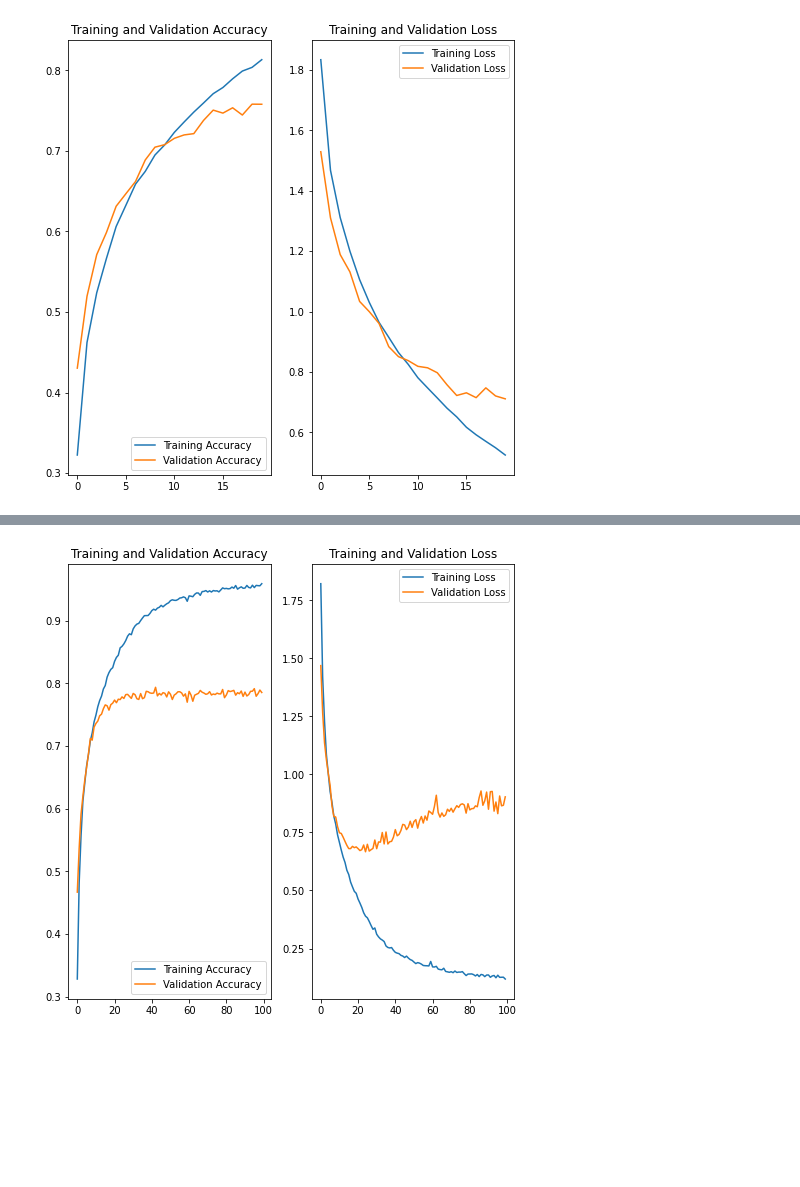
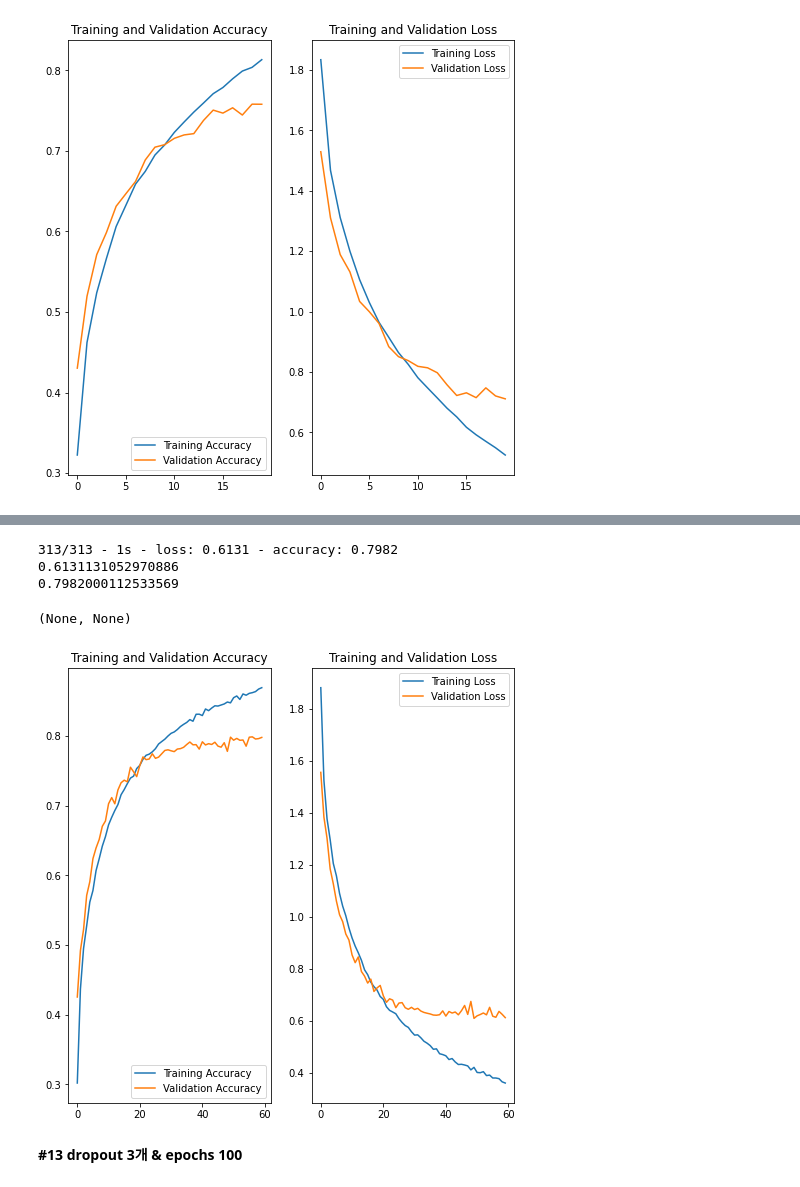
Before and after one commit to bjih1999/cifar_img_classify_project, a Jupyter notebook: plz.ipynb, the cells around one changed output, grey strips where cells are left out. Cells and saved outputs as stored; diff of their text form; code cells hidden in the pictures; blank space fills up the shorter version.

```diff
--- a/plz.ipynb
+++ b/plz.ipynb
@@ -48,0 +122,3 @@ batch_size = 512
+# %%
+features = features.reshape(100,32*32*128)
+features.shape
@@ -454,0 +612,28 @@ show_accuracy(result9)
+# %%
+ model = keras.Sequential([
+    layers.Conv2D(16, (3, 3), padding='same', activation='relu', input_shape=input_shape),
+    layers.Conv2D(16, (3, 3), padding='same', activation='relu'),
+    layers.Conv2D(16, (3, 3), padding='same', activation='relu'),
+    layers.MaxPooling2D(),
+    layers.Conv2D(32, (3, 3), padding='same', activation='relu'),
+    layers.Conv2D(32, (3, 3), padding='same', activation='relu'),
+    layers.Conv2D(32, (3, 3), padding='same', activation='relu'),
+    layers.MaxPooling2D(),
+    layers.Dropout(dropout),
+    layers.Conv2D(64, (3, 3), padding='same', activation='relu'),
+    layers.Conv2D(64, (3, 3), padding='same', activation='relu'),
+    layers.Conv2D(64, (3, 3), padding='same', activation='relu'),
+    layers.MaxPooling2D(),
+    layers.Dropout(dropout),
+    layers.Flatten(),
+    layers.Dense(512, activation='relu'),
+    layers.Dense(num_classes,activation='softmax')
+])
+model.compile(optimizer='adam', loss='categorical_crossentropy', metrics=['accuracy'])
+result11 = model.fit(
+    x_train, y_train,
+    batch_size=batch_size,
+    epochs=epochs,
+    validation_data=(x_test, y_test)
+)
+model.summary()
@@ -457,6 +662,9 @@ show_accuracy(result9)
 # %%
 epochs=100
 # %%
+ dropout = 0.5
+ epochs = 100
+
  model = keras.Sequential([
     layers.Conv2D(16, (3, 3), padding='same', activation='relu', input_shape=input_shape),
     layers.Conv2D(16, (3, 3), padding='same', activation='relu'),
@@ -466,6 +674,7 @@ epochs=100
     layers.Conv2D(32, (3, 3), padding='same', activation='relu'),
     layers.Conv2D(32, (3, 3), padding='same', activation='relu'),
     layers.MaxPooling2D(),
+    layers.Dropout(dropout),
     layers.Conv2D(64, (3, 3), padding='same', activation='relu'),
     layers.Conv2D(64, (3, 3), padding='same', activation='relu'),
     layers.Conv2D(64, (3, 3), padding='same', activation='relu'),
@@ -475,12 +684,15 @@ epochs=100
     layers.Dense(512, activation='relu'),
     layers.Dense(num_classes,activation='softmax')
 ])
+callback = tf.keras.callbacks.EarlyStopping(monitor='val_loss', patience=10)
+
 model.compile(optimizer='adam', loss='categorical_crossentropy', metrics=['accuracy'])
-result10 = model.fit(
+result12 = model.fit(
     x_train, y_train,
     batch_size=batch_size,
     epochs=epochs,
-    validation_data=(x_test, y_test)
+    validation_data=(x_test, y_test),
+    callbacks=[callback]
 )
 model.summary()
 # %% [output]
@@ -501,7 +713,17 @@ Total params: 650,506
 Trainable params: 650,506
 Non-trainable params: 0
 _________________________________________________________________
+# %%
+test_loss, test_acc = model.evaluate(x_test,  y_test, verbose=2)
+print(test_loss), print(test_acc)
+# %% [output]
+313/313 - 1s - loss: 0.6131 - accuracy: 0.7982
+0.6131131052970886
+0.7982000112533569
+(None, None)
 # %%
-show_accuracy(result10)
+show_accuracy(result12)
 # %% [output]
-[figure, old version]
+[figure, new version]
+# %% [markdown]
+**#13 dropout 3개 & epochs 100**
```
Also changed, not shown: parts of 51 cells of this notebook.
